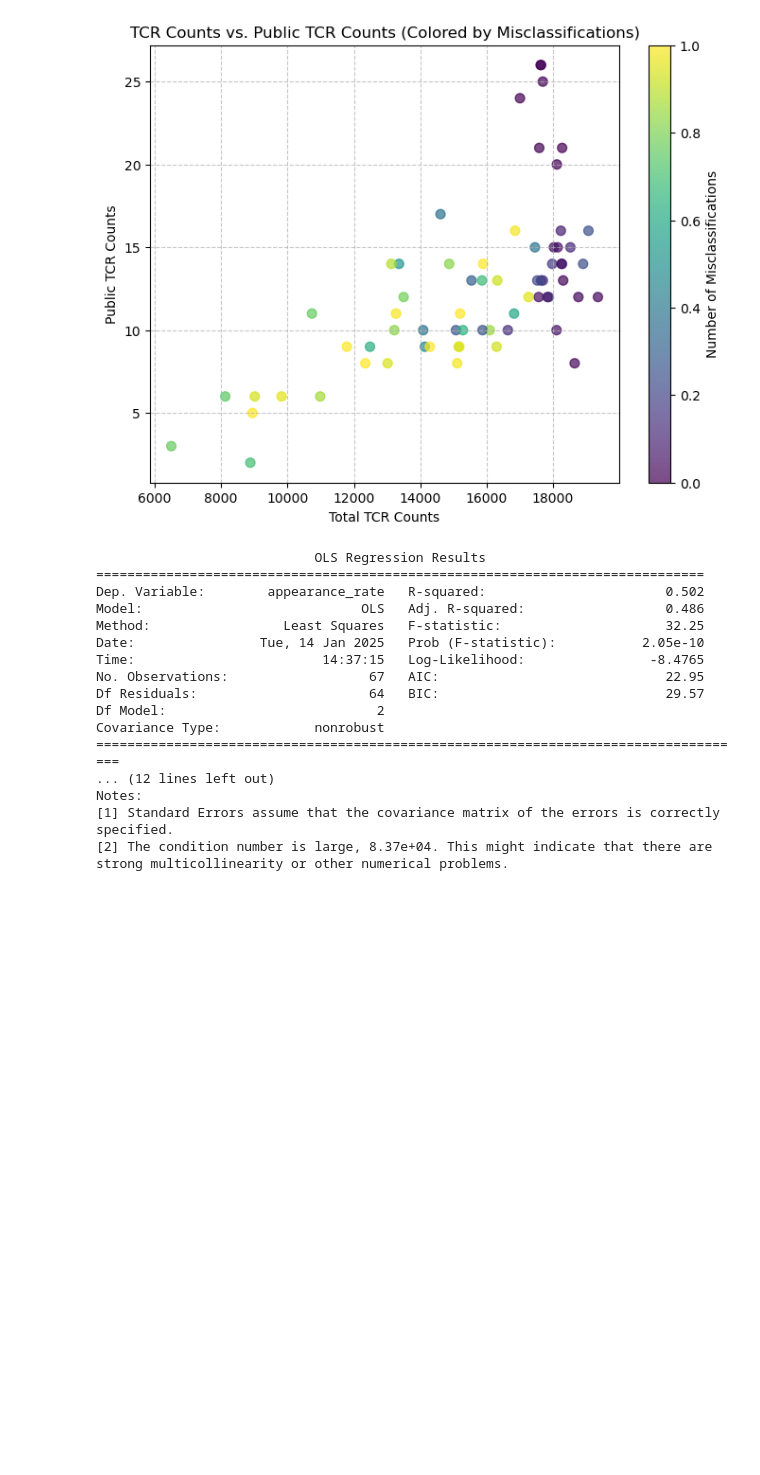
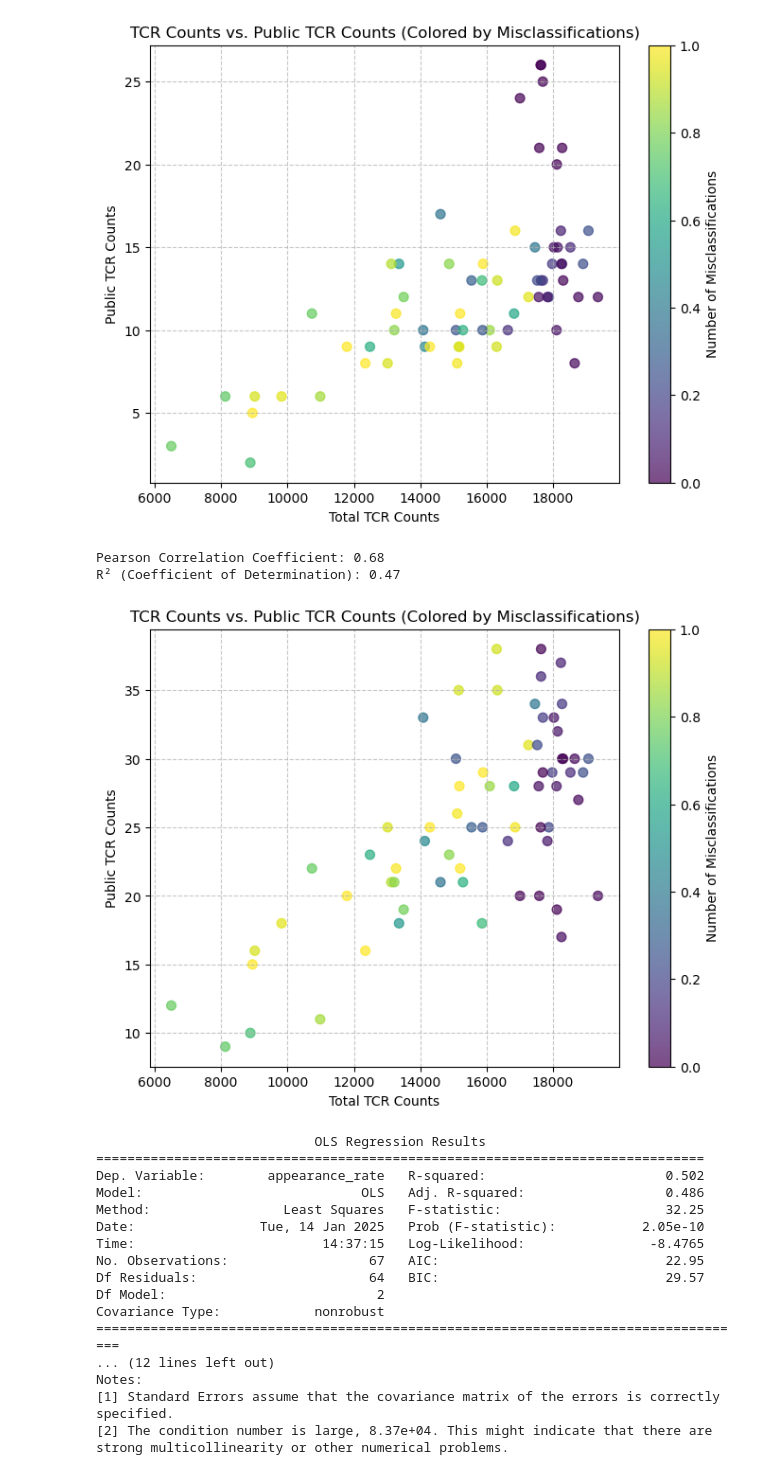
Before and after one commit to OrrBav/GNN_project, a Jupyter notebook: testing_scripts/analysis/perc_analasys_grid.ipynb, the cells around one changed output. Saved outputs shown, nothing was run; the diff lists cells and outputs as text; code cells hidden in the pictures; blank space fills up the shorter version.

```diff
--- a/testing_scripts/analysis/perc_analasys_grid.ipynb
+++ b/testing_scripts/analysis/perc_analasys_grid.ipynb
@@ -928,6 +978,74 @@ else:
 Pearson Correlation Coefficient: 0.64
 R² (Coefficient of Determination): 0.41
 [figure]
+# %%
+stats_df_comb = pd.read_csv("/home/dsi/orrbavly/GNN_project/outputs/kidney_samples_stats_rf_cos_19k_3.csv")
+## TCR COUNT/FILE SIZE
+tcr_counts = {}
+for file_name in os.listdir(files_folder):
+    if file_name.endswith('.csv'):
+        sample_name = file_name.replace('.csv', '')
+        file_path = os.path.join(files_folder, file_name)
+        num_tcrs = pd.read_csv(file_path).shape[0]
+        tcr_counts[sample_name] = num_tcrs
+
+# Map TCR counts to stats_df using the sample_name column
+stats_df_comb['num_tcrs'] = stats_df_comb['sample_name'].map(tcr_counts)
+
+public_tcrs_csv = pd.read_csv("/home/dsi/orrbavly/GNN_project/data/top_200_crs.csv")
+public_tcrs_top200 = set(public_tcrs_csv['CDR3.aa'])
+
+public_tcr_counts = {}
+for sample_name in stats_df['sample_name']:
+    file_path = os.path.join(files_folder, sample_name + '.csv')
+    if os.path.exists(file_path):
+        tcrs = pd.read_csv(file_path).iloc[:, 0]
+        public_count = sum(1 for tcr in tcrs if tcr in public_tcrs_top200)
+        public_tcr_counts[sample_name] = public_count
+    else:
+        public_tcr_counts[sample_name] = 0
+
+# Map public TCR counts to stats_df
+stats_df_comb['public_tcr_count'] = stats_df_comb['sample_name'].map(public_tcr_counts)
+
+# Ensure both stats are in stats_df
+if 'num_tcrs' in stats_df_comb.columns and 'public_tcr_count' in stats_df_comb.columns:
+    # Step 1: Calculate Pearson Correlation and R²
+    x = stats_df_comb['num_tcrs']
+    y = stats_df_comb['public_tcr_count']
+
+    # Pearson correlation
+    pearson_corr, _ = pearsonr(x, y)
+    print(f"Pearson Correlation Coefficient: {pearson_corr:.2f}")
+
+    # Linear regression for R²
+    x_reshaped = x.values.reshape(-1, 1)
+    reg = LinearRegression().fit(x_reshaped, y)
+    r_squared = reg.score(x_reshaped, y)
+    print(f"R² (Coefficient of Determination): {r_squared:.2f}")
+
+    # Scatter plot combining TCR counts and publicness
+    plt.figure(figsize=(8, 6))
+    scatter = plt.scatter(
+        stats_df_comb['num_tcrs'],
+        stats_df_comb['public_tcr_count'],
+        c=stats_df_comb['appearance_rate'],  # Color represents misclassifications
+        cmap='viridis',
+        alpha=0.7,
+        s=50  # Marker size
+    )
+    plt.colorbar(scatter, label='Number of Misclassifications')
+    plt.title('TCR Counts vs. Public TCR Counts (Colored by Misclassifications)')
+    plt.xlabel('Total TCR Counts')
+    plt.ylabel('Public TCR Counts')
+    plt.grid(axis='both', linestyle='--', alpha=0.7)
+    plt.show()
+else:
+    print("Ensure both 'num_tcrs' and 'public_tcr_count' columns are present in stats_df_comb.")
+# %% [output]
+Pearson Correlation Coefficient: 0.68
+R² (Coefficient of Determination): 0.47
+[figure, added]
 # %%
 import statsmodels.api as sm
 import matplotlib.pyplot as plt
```
Also changed, not shown: parts of 2 cells of this notebook, 25 other files.
